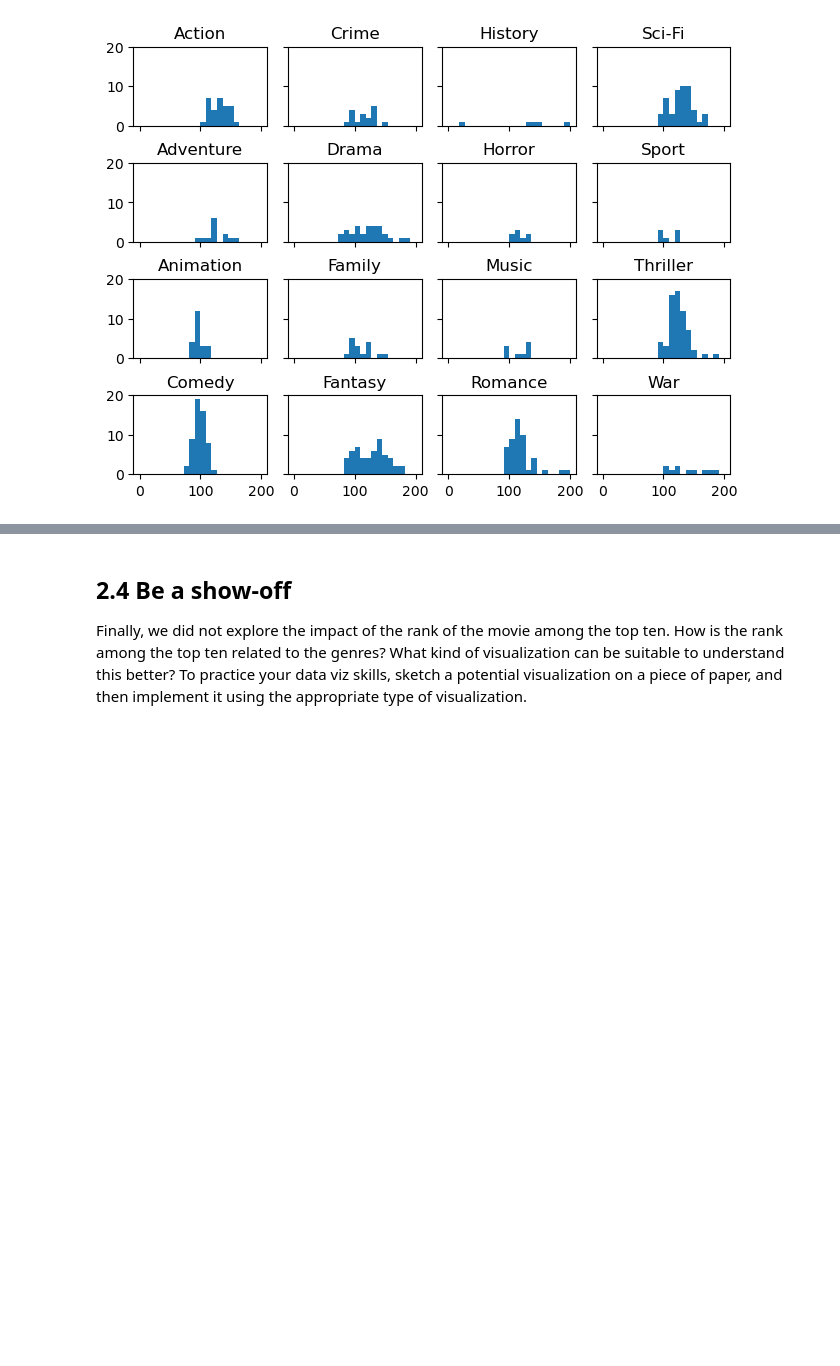
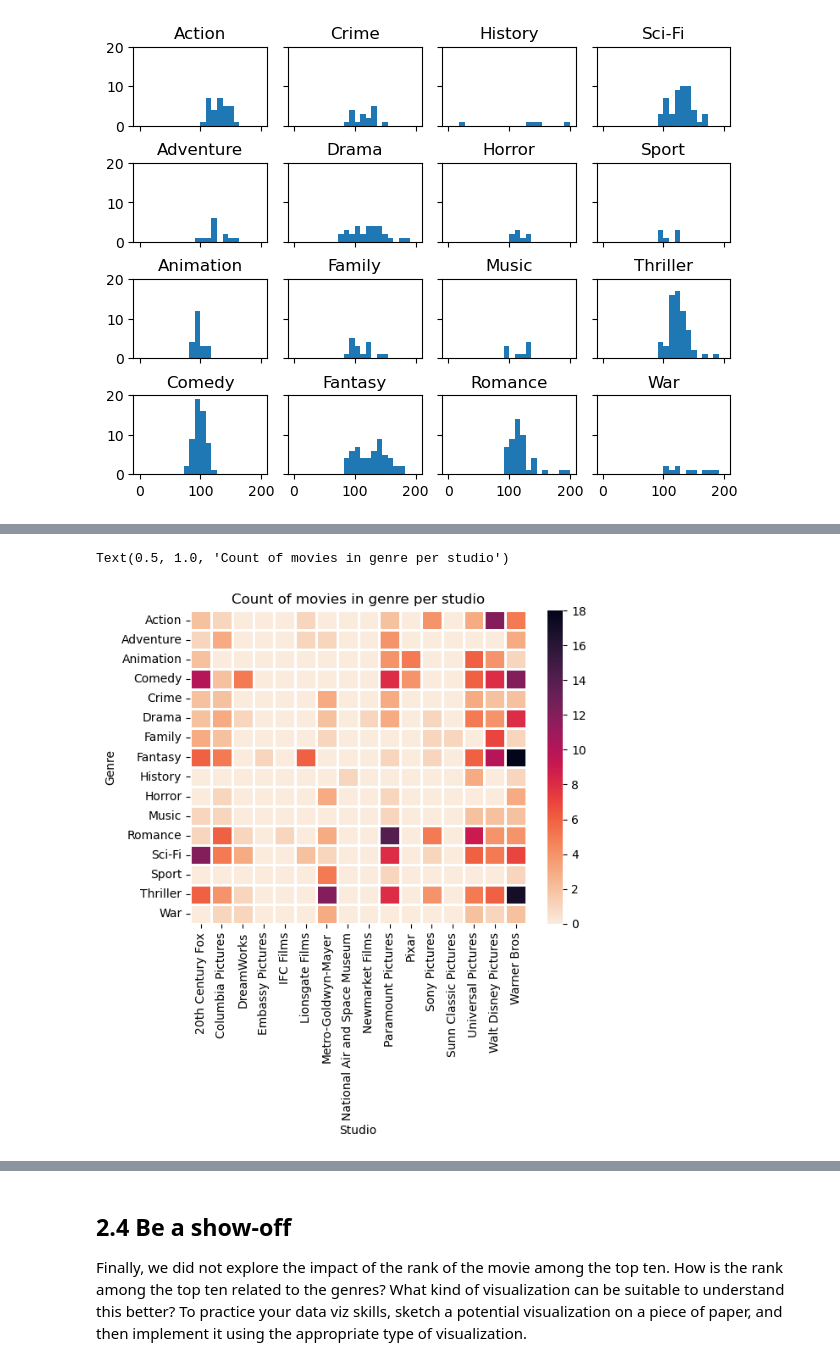
Before and after one commit to lazarr19/ada, a Jupyter notebook: Tutorial/02 - Data viz and data from the web/Becoming a DataVizard exercise.ipynb, the cells around one changed output, grey strips where cells are left out. Drawn from its saved outputs; the diff is of its cells as text; code cells hidden in the pictures; blank space fills up the shorter version.

```diff
--- a/Tutorial/02 - Data viz and data from the web/Becoming a DataVizard exercise.ipynb
+++ b/Tutorial/02 - Data viz and data from the web/Becoming a DataVizard exercise.ipynb
@@ -302,0 +300,22 @@ for genre, movies_genre_and_length in movies_grouped_per_genre:
+# %%
+import numpy as np
+
+data = movies.groupby(['Main_Genre','studio']).size()
+
+genres = np.sort(movies.Main_Genre.unique())
+studios = np.sort(movies.studio.unique())
+
+matrix = np.zeros([genres.size, studios.size])
+for genre_index in range(genres.size):
+    for studio_index in range(studios.size):
+        if (genres[genre_index], studios[studio_index]) in data.index:
+            matrix[genre_index, studio_index] = data.loc[genres[genre_index], studios[studio_index]]
+# %%
+# Write your code to make the first heatmap here
+sns.heatmap(matrix, xticklabels=studios, yticklabels=genres, linewidth=1, cmap = sns.color_palette("rocket_r", as_cmap=True))
+plt.xlabel('Studio')
+plt.ylabel('Genre')
+plt.title('Count of movies in genre per studio')
+# %% [output]
+Text(0.5, 1.0, 'Count of movies in genre per studio')
+[figure, added]
```
Also changed, not shown: parts of 8 cells of this notebook.
